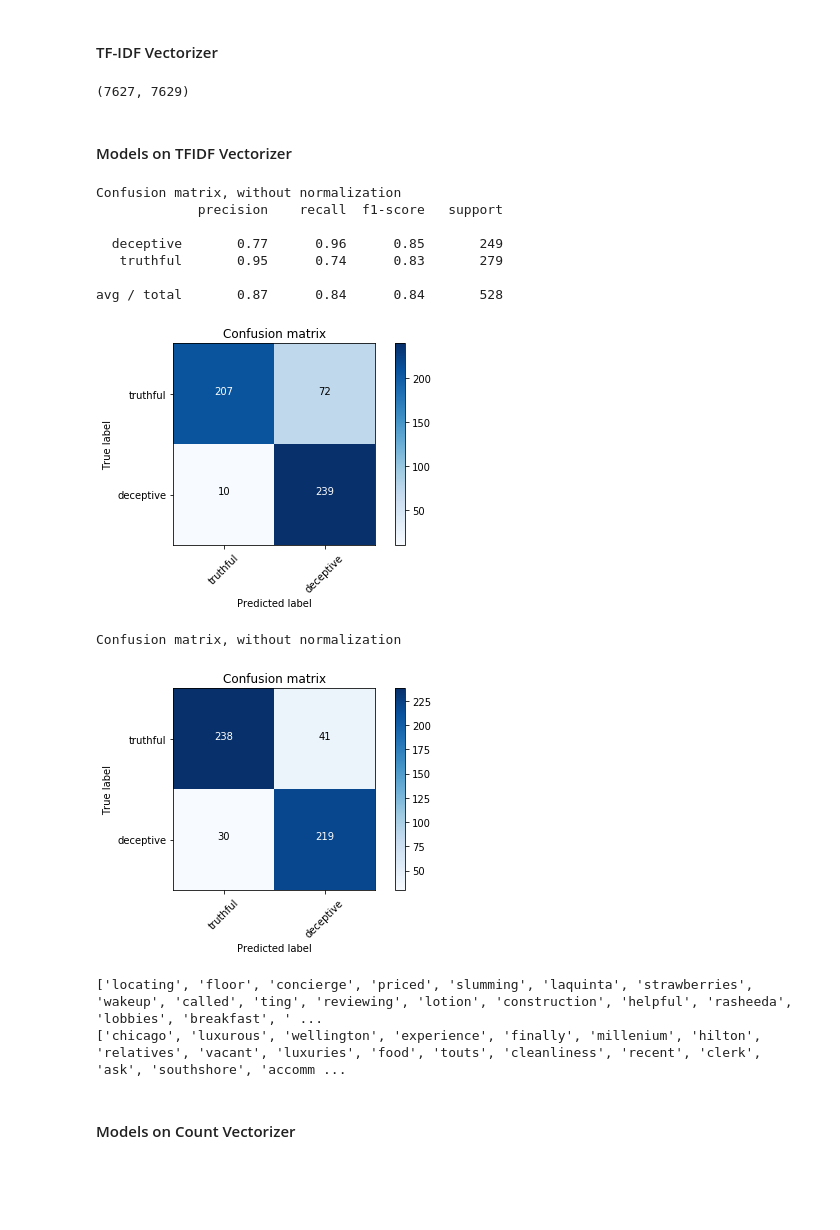
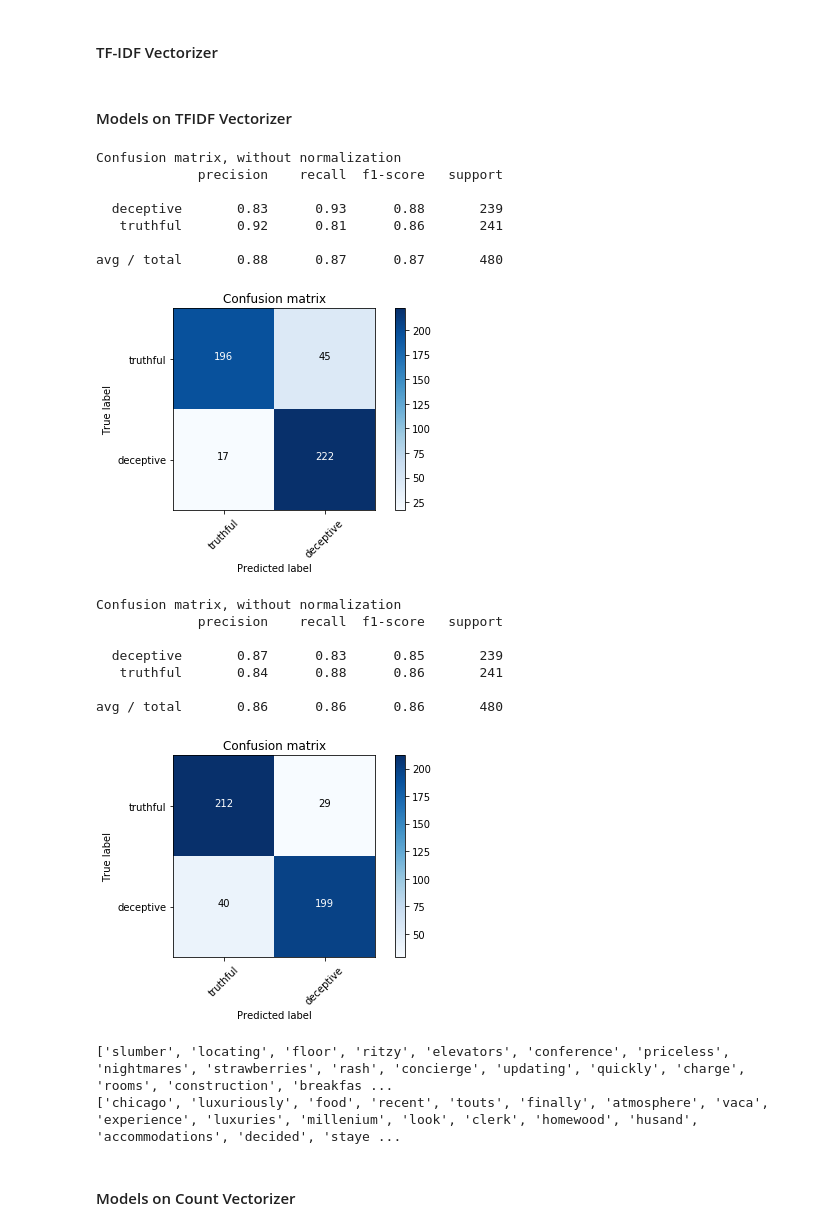
Before and after one commit to abgomez/categorize_reviews, a Jupyter notebook: modeling_and_analysis.ipynb, the cells around one changed output. Saved outputs shown, nothing was run; the diff lists cells and outputs as text; code cells hidden in the pictures; blank space fills up the shorter version.

```diff
--- a/modeling_and_analysis.ipynb
+++ b/modeling_and_analysis.ipynb
@@ -130,5 +98,5 @@ words_freq[:20]
 # %%
-X_train, X_test, y_train, y_test = train_test_split(df['text'], df['deceptive'], test_size=0.33, random_state=533)
+X_train, X_test, y_train, y_test = train_test_split(df['text'], df['deceptive'], test_size=0.3, random_state=342423)
 # %% [markdown]
 #### Count Vectorizer
 # %%
@@ -141,7 +109,3 @@ count_test = count_vectorizer.transform(X_test)
 tfidf_vectorizer = TfidfVectorizer(stop_words='english', max_df=0.7)
 tfidf_train = tfidf_vectorizer.fit_transform(X_train)
 tfidf_test = tfidf_vectorizer.transform(X_test)
-# %%
-len(tfidf_vectorizer.get_feature_names()), len(count_vectorizer.get_feature_names())
-# %% [output]
-(7627, 7629)
@@ -192,20 +124,27 @@ print(classification_report(y_test, pred))
 Confusion matrix, without normalization
              precision    recall  f1-score   support
 
-  deceptive       0.77      0.96      0.85       249
-   truthful       0.95      0.74      0.83       279
+  deceptive       0.83      0.93      0.88       239
+   truthful       0.92      0.81      0.86       241
 
-avg / total       0.87      0.84      0.84       528
+avg / total       0.88      0.87      0.87       480
-[figure, old version]
+[figure, new version]
 # %%
-clf = PassiveAggressiveClassifier(n_iter=50)
+clf = PassiveAggressiveClassifier(n_iter=100)
 clf.fit(tfidf_train, y_train)
 pred = clf.predict(tfidf_test)
 cm = metrics.confusion_matrix(y_test, pred, labels=class_labels)
 plot_confusion_matrix(cm, classes=class_labels)
+print(classification_report(y_test, pred))
 # %% [output]
 Confusion matrix, without normalization
+             precision    recall  f1-score   support
+
+  deceptive       0.87      0.83      0.85       239
+   truthful       0.84      0.88      0.86       241
+
+avg / total       0.86      0.86      0.86       480
-[figure, old version]
+[figure, new version]
 # %%
 feature_names = count_vectorizer.get_feature_names()
 # Truthful
@@ -213,8 +152,8 @@ print([f for _, f in sorted(zip(clf.coef_[0], feature_names), reverse=True)[:20]
 # Deceptive
 print([f for _, f in sorted(zip(clf.coef_[0], feature_names))[:20]])
 # %% [output]
-['locating', 'floor', 'concierge', 'priced', 'slumming', 'laquinta', 'strawberries', 'wakeup', 'called', 'ting', 'reviewing', 'lotion', 'construction', 'helpful', 'rasheeda', 'lobbies', 'breakfast', ' ...
-['chicago', 'luxurous', 'wellington', 'experience', 'finally', 'millenium', 'hilton', 'relatives', 'vacant', 'luxuries', 'food', 'touts', 'cleanliness', 'recent', 'clerk', 'ask', 'southshore', 'accomm ...
+['slumber', 'locating', 'floor', 'ritzy', 'elevators', 'conference', 'priceless', 'nightmares', 'strawberries', 'rash', 'concierge', 'updating', 'quickly', 'charge', 'rooms', 'construction', 'breakfas ...
+['chicago', 'luxuriously', 'food', 'recent', 'touts', 'finally', 'atmosphere', 'vaca', 'experience', 'luxuries', 'millenium', 'look', 'clerk', 'homewood', 'husand', 'accommodations', 'decided', 'staye ...
 # %% [markdown]
 #### Models on Count Vectorizer
 # %%
```
Also changed, not shown: parts of 17 cells of this notebook.
